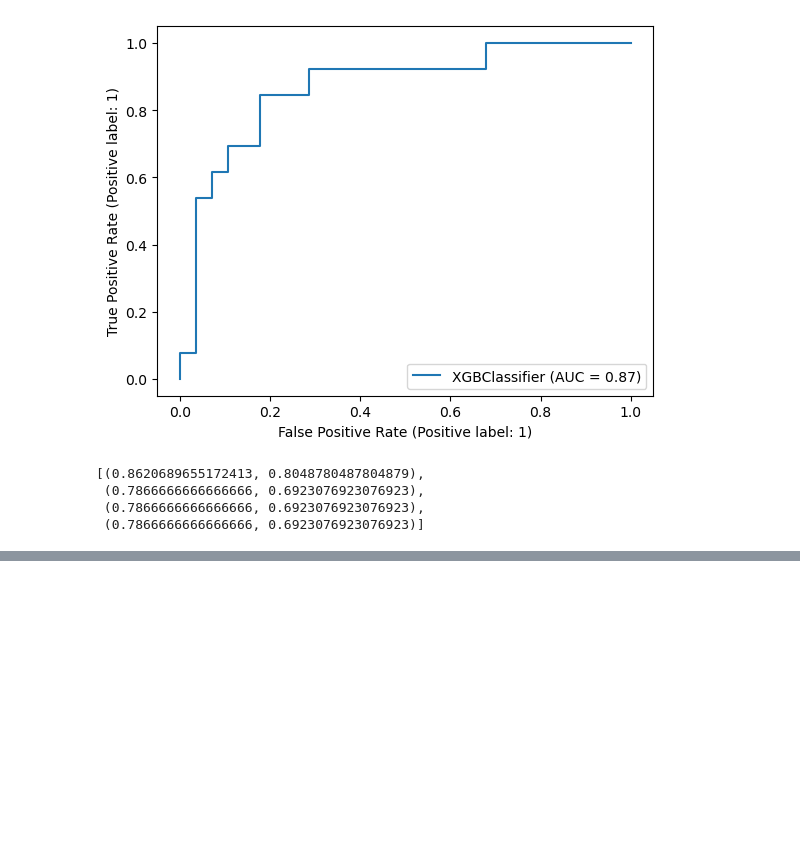
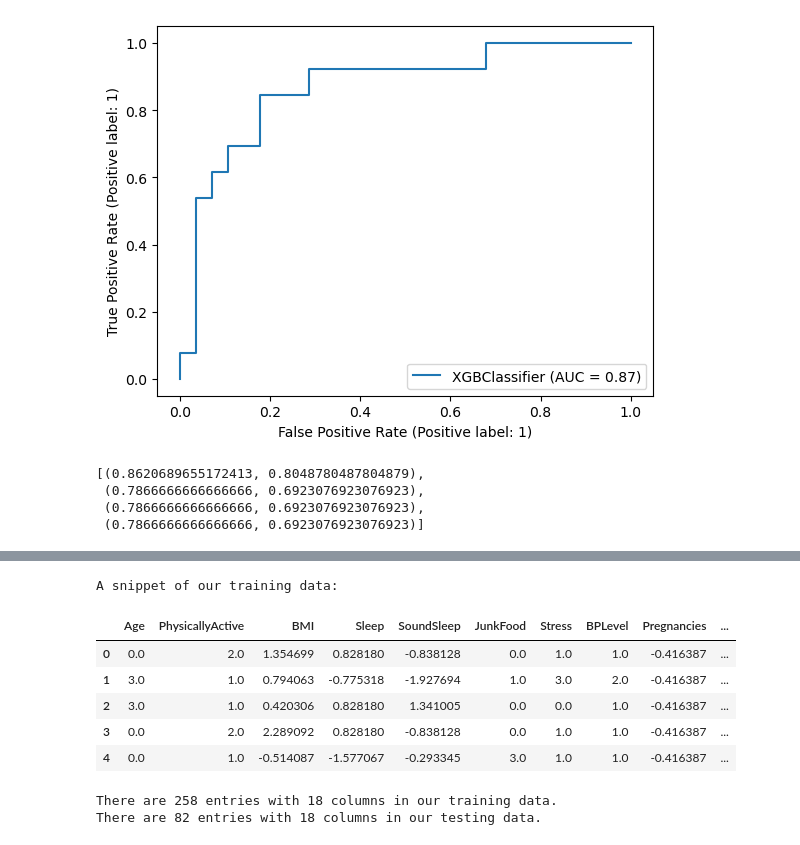
Before and after one commit to kimlindner/Type2DiabetesDetection_ML_Project, a Jupyter notebook: XGBoost.ipynb, the cells around one changed output, grey strips where cells are left out. Saved outputs shown, nothing was run; the diff lists cells and outputs as text; code cells hidden in the pictures; blank space fills up the shorter version.

```diff
--- a/XGBoost.ipynb
+++ b/XGBoost.ipynb
@@ -189,0 +192,12 @@ Evaluation: roc
+# %%
+X_train, X_test, y_train, y_test = load_train_test_oversampled()
+# %% [output]
+A snippet of our training data:
+|  | Age | PhysicallyActive | BMI | Sleep | SoundSleep | JunkFood | Stress | BPLevel | Pregnancies | ... |
+| 0 | 0.0 | 2.0 | 1.354699 | 0.828180 | -0.838128 | 0.0 | 1.0 | 1.0 | -0.416387 | ... |
+| 1 | 3.0 | 1.0 | 0.794063 | -0.775318 | -1.927694 | 1.0 | 3.0 | 2.0 | -0.416387 | ... |
+| 2 | 3.0 | 1.0 | 0.420306 | 0.828180 | 1.341005 | 0.0 | 0.0 | 1.0 | -0.416387 | ... |
+| 3 | 0.0 | 2.0 | 2.289092 | 0.828180 | -0.838128 | 0.0 | 1.0 | 1.0 | -0.416387 | ... |
+| 4 | 0.0 | 1.0 | -0.514087 | -1.577067 | -0.293345 | 3.0 | 1.0 | 1.0 | -0.416387 | ... |
+There are 258 entries with 18 columns in our training data.
+There are 82 entries with 18 columns in our testing data.
```
Also changed, not shown: parts of 10 cells of this notebook, 5 other files.
